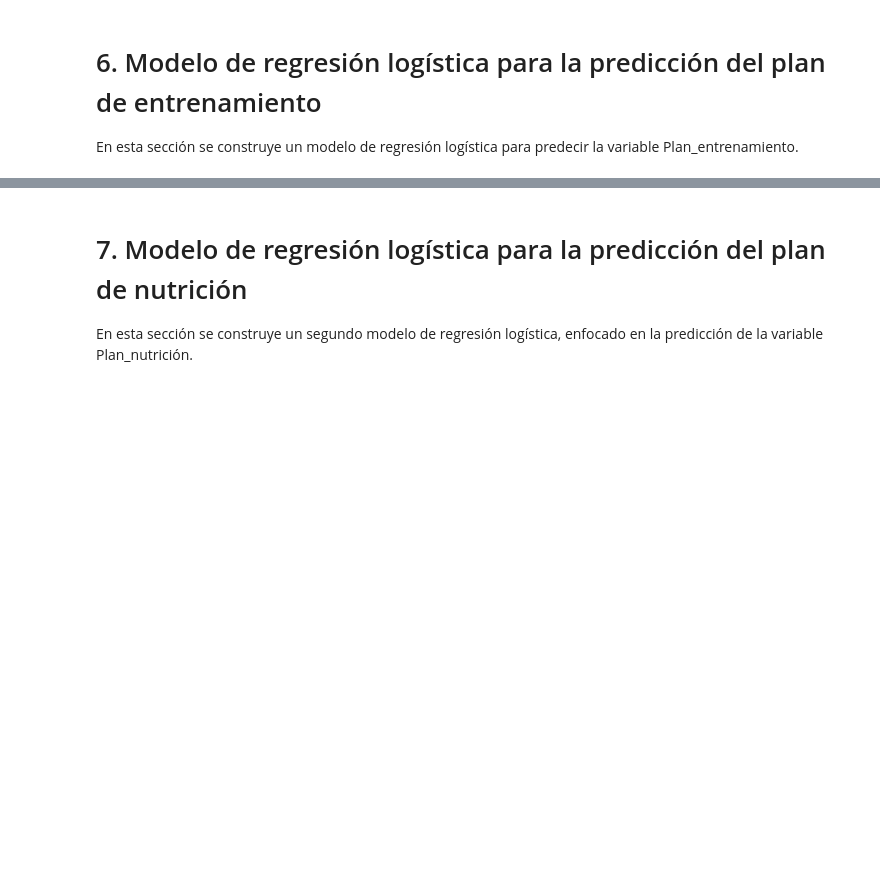
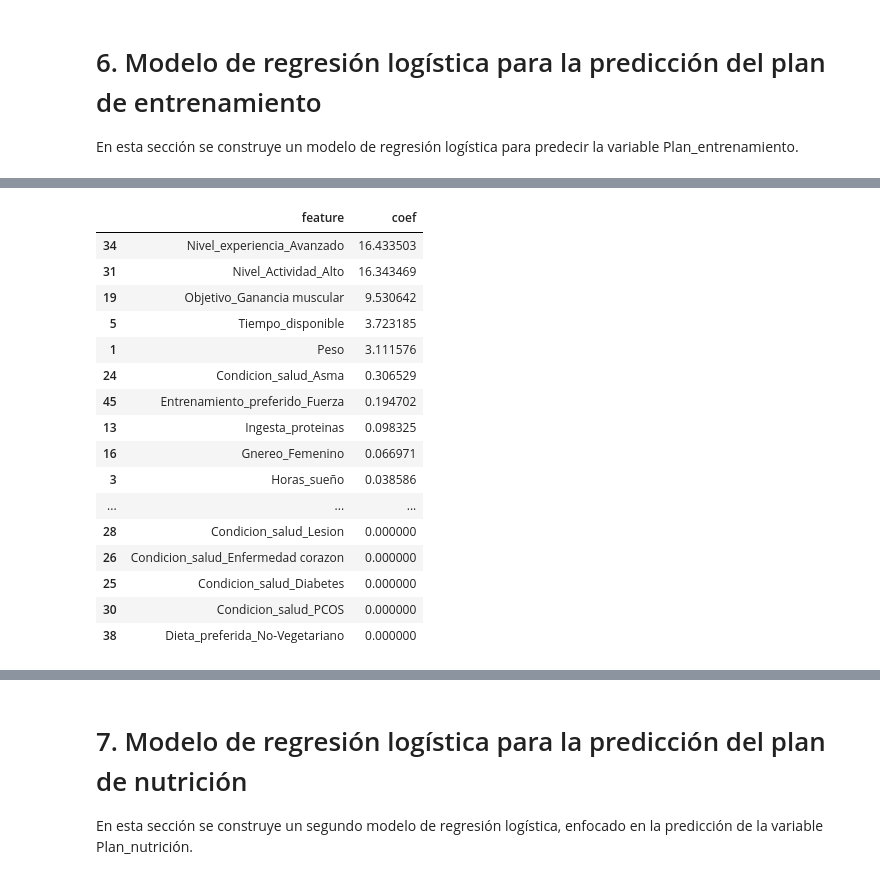
Before and after one commit to lfelipesales/Laboratorios-AprendizajeDeMaquina, a Jupyter notebook: LAB3/Laboratorio3.ipynb, the cells around one changed output, grey strips where cells are left out. Cells and saved outputs as stored; diff of their text form; code cells hidden in the pictures; blank space fills up the shorter version.

```diff
--- a/LAB3/Laboratorio3.ipynb
+++ b/LAB3/Laboratorio3.ipynb
@@ -296,0 +450,32 @@ pipeline_regresionlog_entrenamiento = Pipeline([
+# %%
+preprocesador_entrenamiento = best_model.named_steps['preprocesador']
+log_reg_entrenamiento = best_model.named_steps['modelo']
+# %%
+feature_names_num = preprocesador_entrenamiento.transformers_[0][2]
+ohe = preprocesador_entrenamiento.transformers_[1][1]
+feature_names_cat = ohe.get_feature_names_out(preprocesador_entrenamiento.transformers_[1][2])
+all_feature_names = np.concatenate([feature_names_num, feature_names_cat])
+# %%
+coefs = log_reg_entrenamiento.coef_[0]
+coef_df = pd.DataFrame({'feature': all_feature_names, 'coef': coefs})
+
+coef_df = coef_df.sort_values('coef', ascending=False)
+coef_df.head(30)
+# %% [output]
+|  | feature | coef |
+| 34 | Nivel_experiencia_Avanzado | 16.433503 |
+| 31 | Nivel_Actividad_Alto | 16.343469 |
+| 19 | Objetivo_Ganancia muscular | 9.530642 |
+| 5 | Tiempo_disponible | 3.723185 |
+| 1 | Peso | 3.111576 |
+| 24 | Condicion_salud_Asma | 0.306529 |
+| 45 | Entrenamiento_preferido_Fuerza | 0.194702 |
+| 13 | Ingesta_proteinas | 0.098325 |
+| 16 | Gnereo_Femenino | 0.066971 |
+| 3 | Horas_sueño | 0.038586 |
+| ... | ... | ... |
+| 28 | Condicion_salud_Lesion | 0.000000 |
+| 26 | Condicion_salud_Enfermedad corazon | 0.000000 |
+| 25 | Condicion_salud_Diabetes | 0.000000 |
+| 30 | Condicion_salud_PCOS | 0.000000 |
+| 38 | Dieta_preferida_No-Vegetariano | 0.000000 |
```
Also changed, not shown: parts of 32 cells of this notebook.
